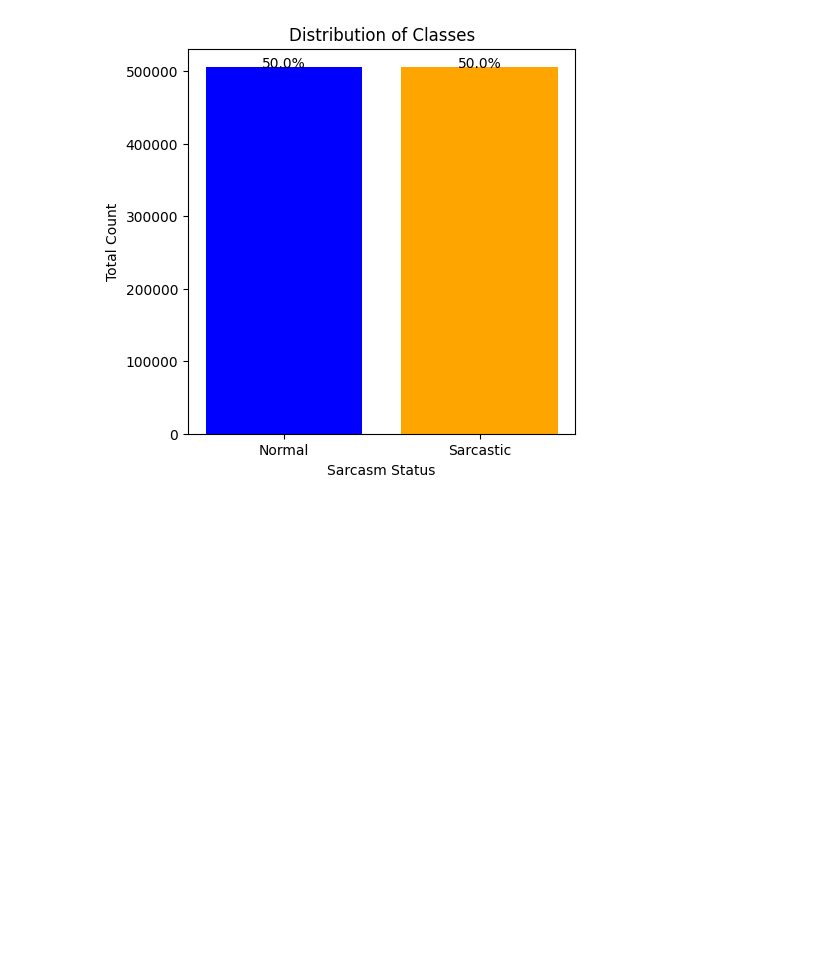
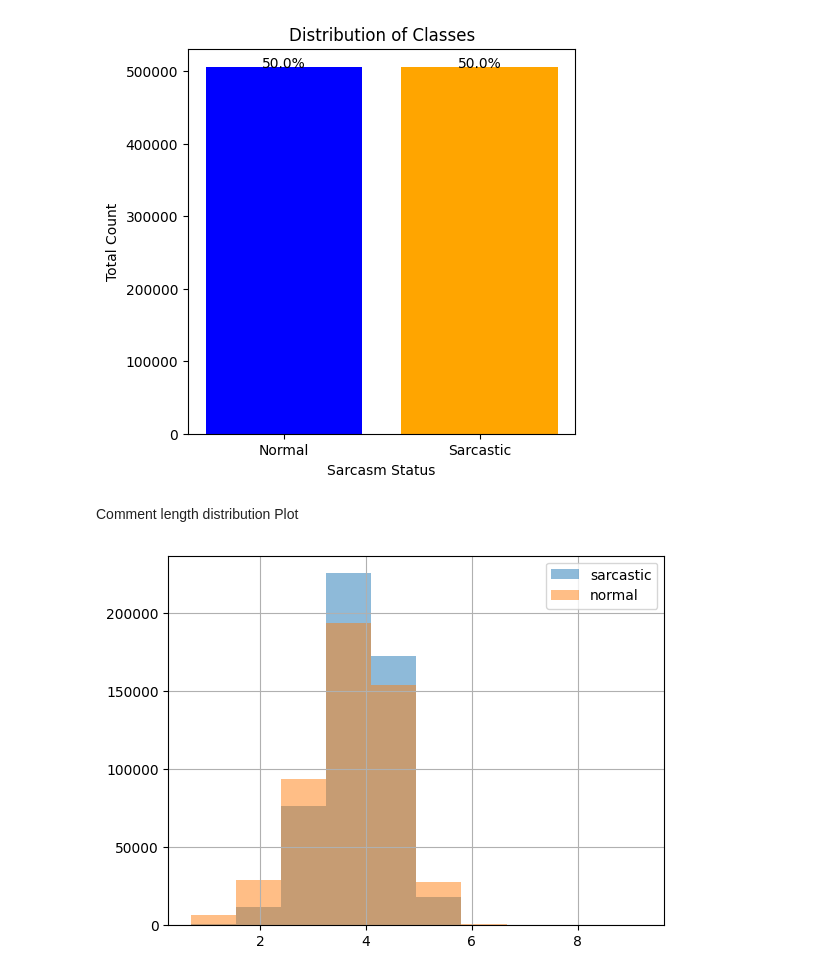
Before and after one commit to Paulicu/sarcasm-classifier, a Jupyter notebook: src/main.ipynb, the cells around one changed output. Drawn from its saved outputs; the diff is of its cells as text; code cells hidden in the pictures; blank space fills up the shorter version.

Commit message:
feat: plot comment length distribution

```diff
--- a/src/main.ipynb
+++ b/src/main.ipynb
@@ -159,3 +158,11 @@ for i, count in enumerate(class_counts):
 plt.show()
 # %% [output]
 [figure]
+# %% [markdown]
+Comment length distribution Plot
+# %%
+dataset.loc[dataset["label"] == 1, "comment"].str.len().apply(np.log1p).hist(label="sarcastic", alpha=.5)
+dataset.loc[dataset["label"] == 0, "comment"].str.len().apply(np.log1p).hist(label="normal", alpha=.5)
+plt.legend()
+# %% [output]
+[figure, added]
```
Also changed, not shown: parts of 1 cell of this notebook.
